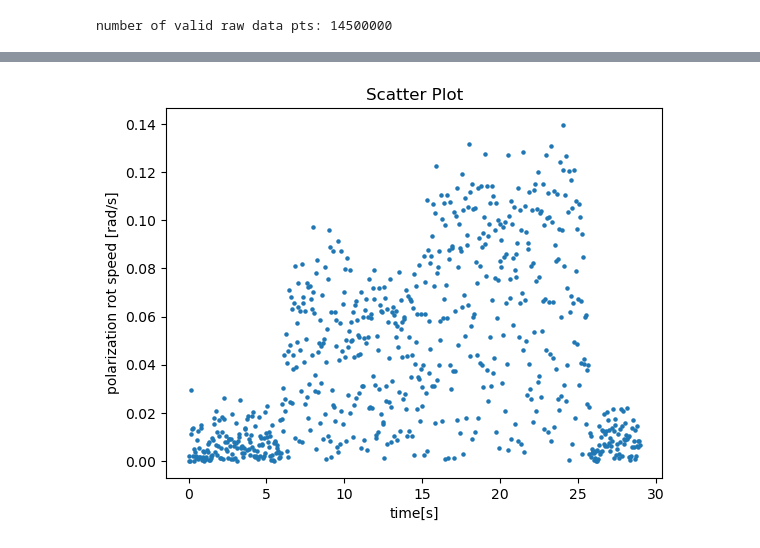
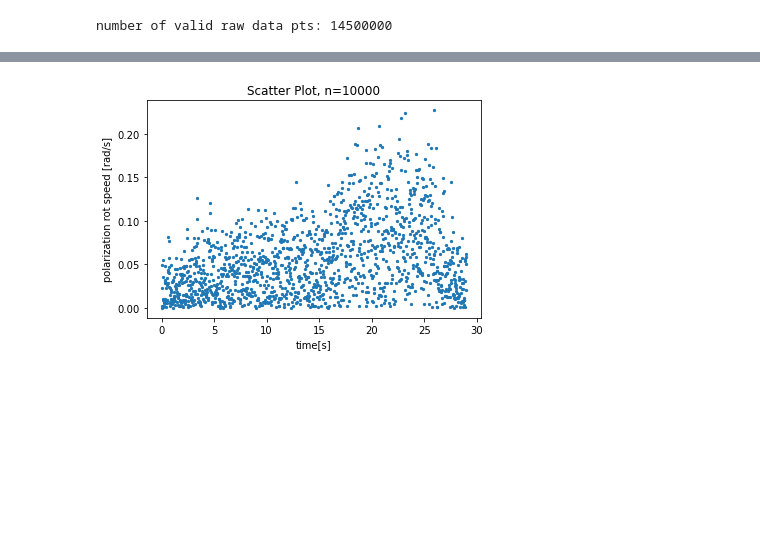
Before and after one commit to zzhou292/optic_sensing, a Jupyter notebook: 20221213-0008/process.ipynb, the cells around one changed output, grey strips where cells are left out. Cells and saved outputs as stored; diff of their text form; code cells hidden in the pictures; blank space fills up the shorter version.

```diff
--- a/20221213-0008/process.ipynb
+++ b/20221213-0008/process.ipynb
@@ -11,7 +11,7 @@ file_suffix = ".csv"
 time_res = 2 * 1e-6
 
 # average n parameter // we need to ensure total raw data points is the multiple of n
-n = 20000
+n = 10000
 # %%
 # polarization rotation speed change helper, do not change
 def helper_calc(diff, delta, prev):
@@ -85,9 +85,9 @@ plt.show()
 # %%
 # Plot Scatter
 plt.scatter(t_avg, global_rot_speed, s=5)
 plt.xlabel("time[s]")
 plt.ylabel("polarization rot speed [rad/s]")
-plt.title("Scatter Plot")
+plt.title("Scatter Plot, n=10000")
 plt.show()
 # %% [output]
-[figure, old version]
+[figure, new version]
```
Also changed, not shown: parts of 2 cells of this notebook, 7 other files.
